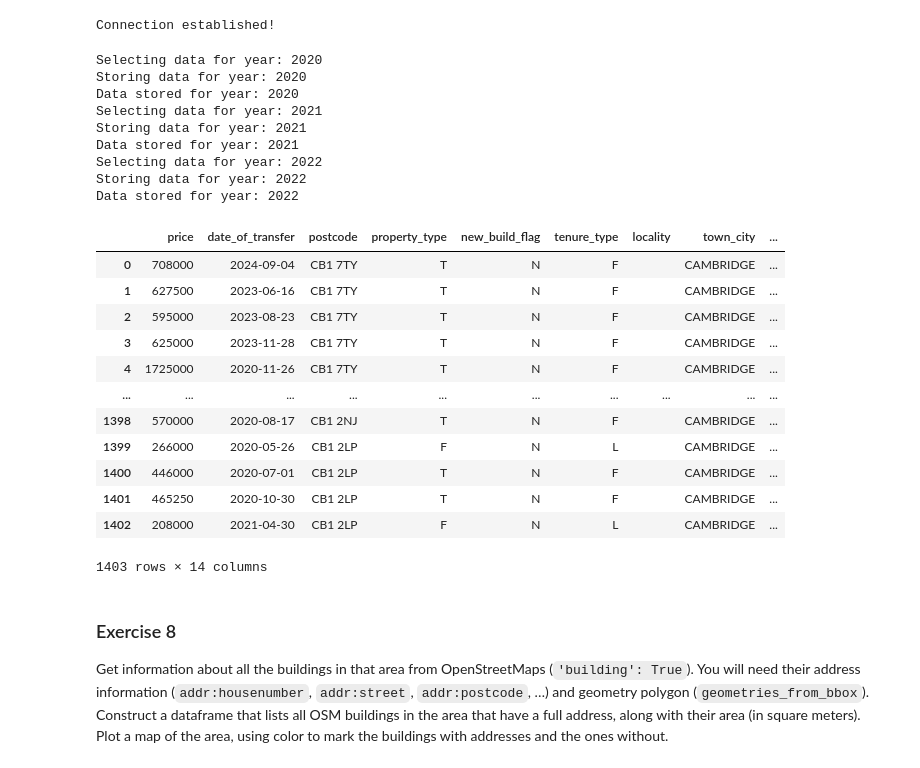
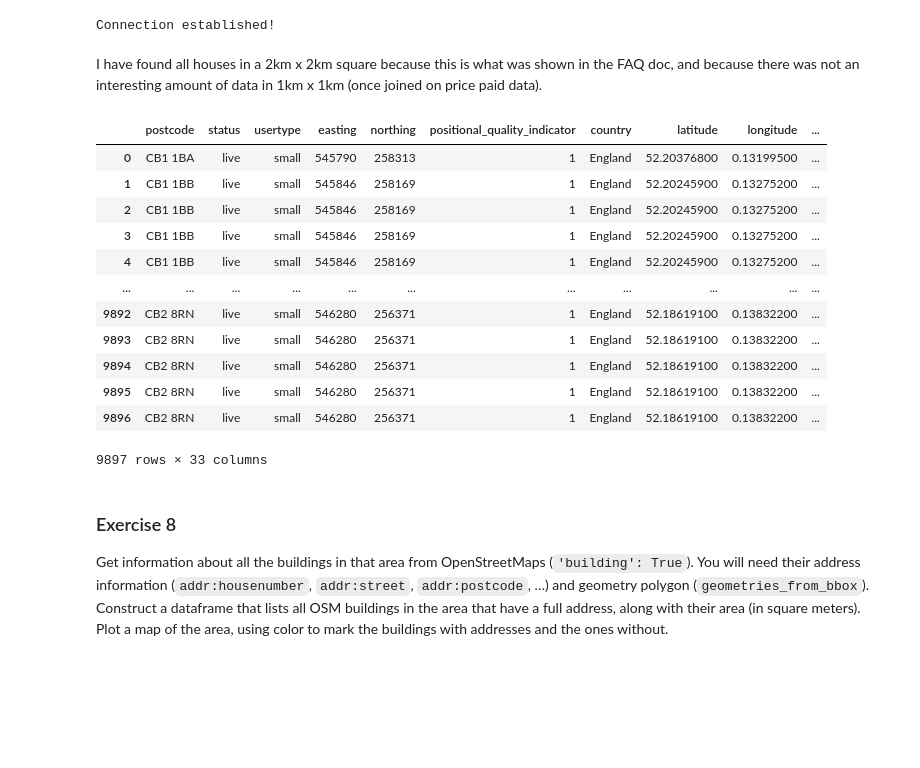
Before and after one commit to ClaireCooper/cjc233_ads_2024, a Jupyter notebook: notebooks/02_access_assess_geospatial.ipynb, the cells around one changed output. Saved outputs shown, nothing was run; the diff lists cells and outputs as text; code cells hidden in the pictures; blank space fills up the shorter version.

```diff
--- a/notebooks/02_access_assess_geospatial.ipynb
+++ b/notebooks/02_access_assess_geospatial.ipynb
@@ -988,45 +978,34 @@ import pandas as pd
 conn = fynesse.access.create_connection(username, password, url, 'ads_2024', int(port))
 # %% [output]
 Connection established!
-# %%
-for year in range(2020, 2023):
-  fynesse.access.housing_upload_join_data(conn, year)
-# %% [output]
-Selecting data for year: 2020
-Storing data for year: 2020
-Data stored for year: 2020
-Selecting data for year: 2021
-Storing data for year: 2021
-Data stored for year: 2021
-Selecting data for year: 2022
-Storing data for year: 2022
-Data stored for year: 2022
 # %%
-# Use this box for any code you need
-def houses_within_distance_from_point(conn, latitude, longitude, distance_m):
-  (north, south, east, west) = osmnx.utils_geo.bbox_from_point((latitude, longitude), distance_m)
+def houses_within_distance_from_point(conn, latitude, longitude, box_side_length_m, year):
+  (north, south, east, west) = osmnx.utils_geo.bbox_from_point((latitude, longitude), box_side_length_m/2)
   with conn.cursor() as cur:
-    cur.execute(f'SELECT * FROM prices_coordinates_data WHERE year(date_of_transfer) >= 2020 AND latitude BETWEEN {south} AND {north} AND longitude BETWEEN {west} AND {east}')
+    cur.execute(f'SELECT * FROM (SELECT * FROM postcode_data WHERE latitude BETWEEN {south} AND {north} AND longitude BETWEEN {west} AND {east}) AS po INNER JOIN (SELECT * FROM pp_data WHERE year(date_of_transfer) >= \'{year}\') AS pp ON po.postcode = pp.postcode')
     columns = [d[0] for d in cur.description]
     rows = cur.fetchall()
-  return pd.DataFrame(rows, columns=columns)
+  df = pd.DataFrame(rows, columns=columns)
+  return df.loc[:,~df.columns.duplicated()]
+# %% [markdown]
+I have found all houses in a 2km x 2km square because this is what was shown in the FAQ doc, and because there was not an interesting amount of data in 1km x 1km (once joined on price paid data).
 # %%
-houses_in_cambridge_df = houses_within_distance_from_point(conn, cam_latitude, cam_longitude, 1000)
-houses_in_cambridge_df
+ppaid_houses_in_cambridge_df = houses_within_distance_from_point(conn, cam_latitude, cam_longitude, 2000, 1995)
+ppaid_houses_in_cambridge_df
 # %% [output]
-|  | price | date_of_transfer | postcode | property_type | new_build_flag | tenure_type | locality | town_city | ... |
-| 0 | 708000 | 2024-09-04 | CB1 7TY | T | N | F |  | CAMBRIDGE | ... |
-| 1 | 627500 | 2023-06-16 | CB1 7TY | T | N | F |  | CAMBRIDGE | ... |
-| 2 | 595000 | 2023-08-23 | CB1 7TY | T | N | F |  | CAMBRIDGE | ... |
-| 3 | 625000 | 2023-11-28 | CB1 7TY | T | N | F |  | CAMBRIDGE | ... |
-| 4 | 1725000 | 2020-11-26 | CB1 7TY | T | N | F |  | CAMBRIDGE | ... |
-| ... | ... | ... | ... | ... | ... | ... | ... | ... | ... |
-| 1398 | 570000 | 2020-08-17 | CB1 2NJ | T | N | F |  | CAMBRIDGE | ... |
-| 1399 | 266000 | 2020-05-26 | CB1 2LP | F | N | L |  | CAMBRIDGE | ... |
-| 1400 | 446000 | 2020-07-01 | CB1 2LP | T | N | F |  | CAMBRIDGE | ... |
-| 1401 | 465250 | 2020-10-30 | CB1 2LP | T | N | F |  | CAMBRIDGE | ... |
-| 1402 | 208000 | 2021-04-30 | CB1 2LP | F | N | L |  | CAMBRIDGE | ... |
+|  | postcode | status | usertype | easting | northing | positional_quality_indicator | country | latitude | longitude | ... |
+| 0 | CB1 1BA | live | small | 545790 | 258313 | 1 | England | 52.20376800 | 0.13199500 | ... |
+| 1 | CB1 1BB | live | small | 545846 | 258169 | 1 | England | 52.20245900 | 0.13275200 | ... |
+| 2 | CB1 1BB | live | small | 545846 | 258169 | 1 | England | 52.20245900 | 0.13275200 | ... |
+| 3 | CB1 1BB | live | small | 545846 | 258169 | 1 | England | 52.20245900 | 0.13275200 | ... |
+| 4 | CB1 1BB | live | small | 545846 | 258169 | 1 | England | 52.20245900 | 0.13275200 | ... |
+| ... | ... | ... | ... | ... | ... | ... | ... | ... | ... | ... |
+| 9892 | CB2 8RN | live | small | 546280 | 256371 | 1 | England | 52.18619100 | 0.13832200 | ... |
+| 9893 | CB2 8RN | live | small | 546280 | 256371 | 1 | England | 52.18619100 | 0.13832200 | ... |
+| 9894 | CB2 8RN | live | small | 546280 | 256371 | 1 | England | 52.18619100 | 0.13832200 | ... |
+| 9895 | CB2 8RN | live | small | 546280 | 256371 | 1 | England | 52.18619100 | 0.13832200 | ... |
+| 9896 | CB2 8RN | live | small | 546280 | 256371 | 1 | England | 52.18619100 | 0.13832200 | ... |
-1403 rows × 14 columns
+9897 rows × 33 columns
 # %% [markdown]
 ### Exercise 8
 
```
Also changed, not shown: parts of 63 cells of this notebook.
